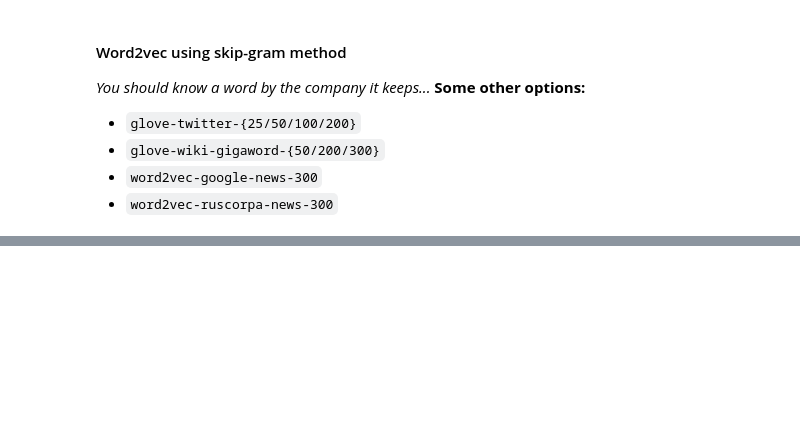
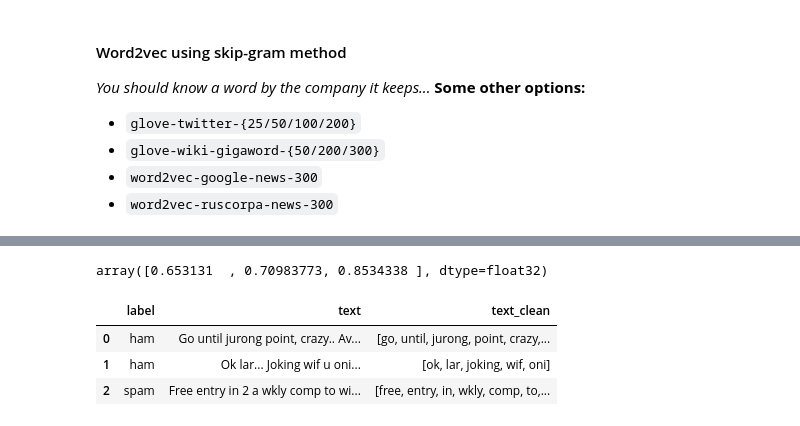
Before and after one commit to allaccountstaken/nlp_with_nltk, a Jupyter notebook: nlp_advanced.ipynb, the cells around one changed output, grey strips where cells are left out. Saved outputs shown, nothing was run; the diff lists cells and outputs as text; code cells hidden in the pictures; blank space fills up the shorter version.

```diff
--- a/nlp_advanced.ipynb
+++ b/nlp_advanced.ipynb
@@ -168,0 +215,17 @@ Conclusion: based on recall of 0.818 the model is not aggressive enough in ident
+# %%
+wiki_embeddings.distances('king', 'son')
+# %% [output]
+array([0.653131  , 0.70983773, 0.8534338 ], dtype=float32)
+# %%
+# Usage example of alternative data cleaning library
+data = messages[['label', 'text']].copy() # Take a copy of orginal dataset
+# %%
+data['text_clean'] = data['text'].apply(
+lambda x: gensim.utils.simple_preprocess(x))
+
+data.head(3)
+# %% [output]
+|  | label | text | text_clean |
+| 0 | ham | Go until jurong point, crazy.. Av... | [go, until, jurong, point, crazy,... |
+| 1 | ham | Ok lar... Joking wif u oni... | [ok, lar, joking, wif, oni] |
+| 2 | spam | Free entry in 2 a wkly comp to wi... | [free, entry, in, wkly, comp, to,... |
```
Also changed, not shown: parts of 15 cells of this notebook.
